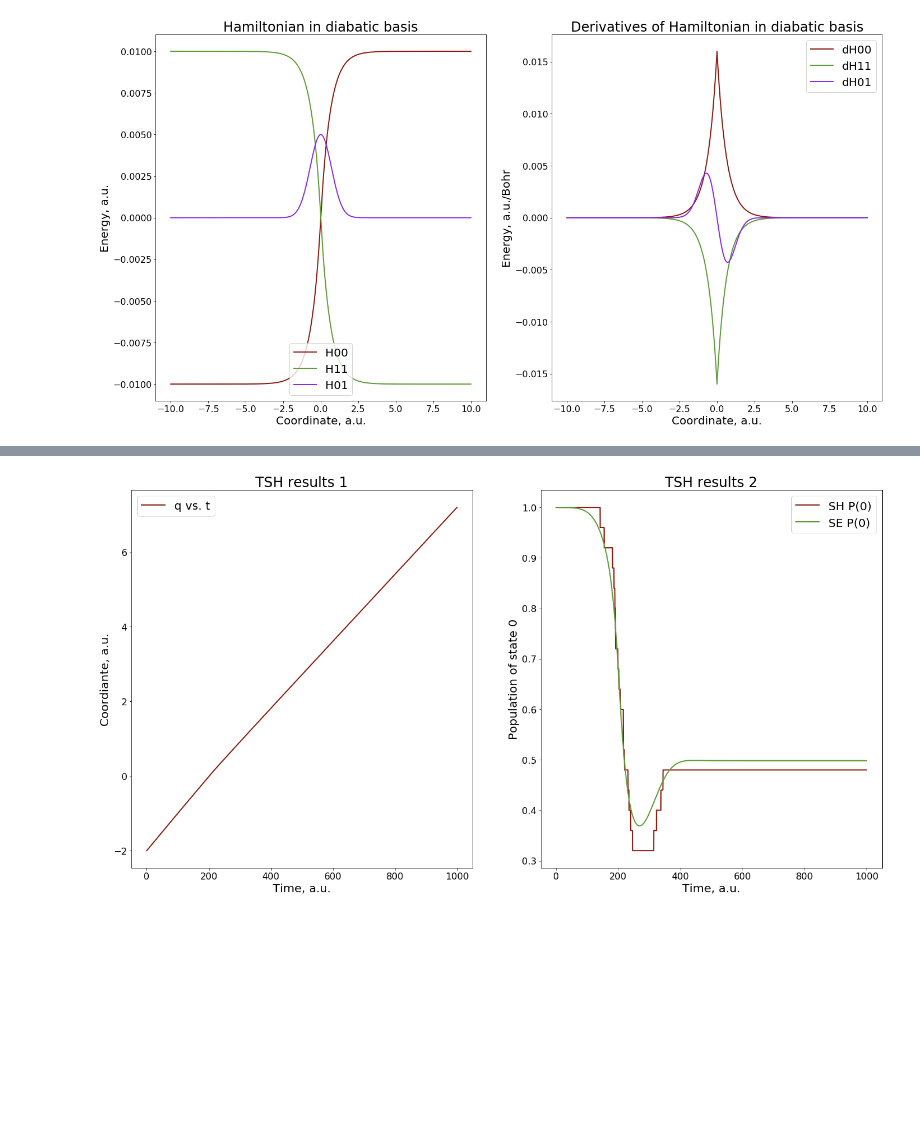
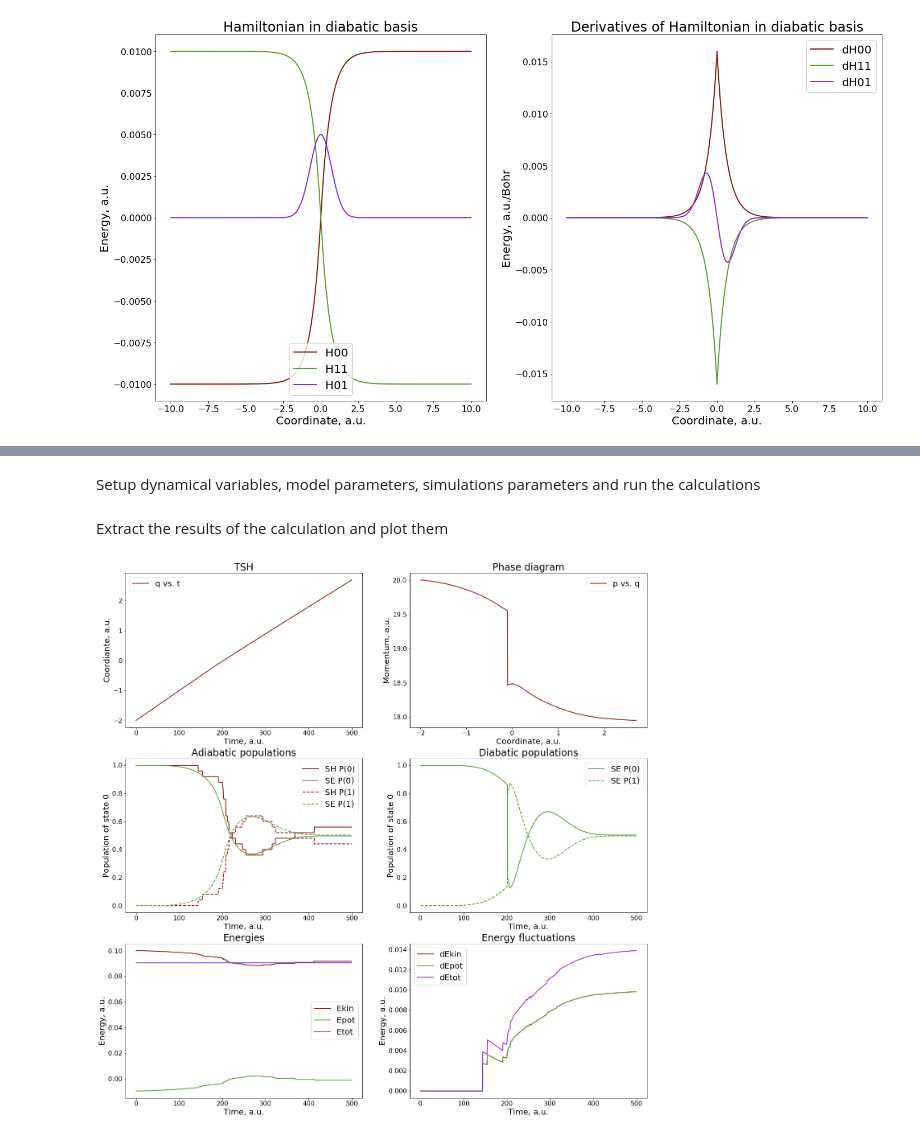
Before and after one commit to Quantum-Dynamics-Hub/libra-code, a Jupyter notebook: notebooks/Example11_models/TSH_Tully.ipynb, the cells around one changed output, grey strips where cells are left out. Cells and saved outputs as stored; diff of their text form; code cells hidden in the pictures; blank space fills up the shorter version.

Commit message:
Doc Challenge Day 61: Finalize the tsh_algo1 recipe for TSH calculations and tested it in the TSH example - updated the Tully example

```diff
--- a/notebooks/Example11_models/TSH_Tully.ipynb
+++ b/notebooks/Example11_models/TSH_Tully.ipynb
@@ -246,3 +131,5 @@ def run_test(_q, _p, _Cdia, _Cadi, _iM, model_params, dyn_params, rnd, states):
+# %% [markdown]
+Setup dynamical variables, model parameters, simulations parameters and run the calculations
 # %%
 # Random numbers generator object
 rnd = Random()
@@ -274,42 +161,92 @@ model_params = { "model":1, "A":0.01, "B":1.6, "C":0.005, "D":1.0  }
 
 # Dynamics (Simulation) parameters
 dyn_params = { "rep":1, "rep_sh":1, "tsh_method":0, "use_boltz_factor":0,
-               "nsteps":2000,
-               "Temperature":300.0, "do_reverse":1, "vel_rescale_opt":0, "dt":0.5 }
+               "nsteps":1000,
+               "Temperature":300.0, "do_reverse":1, "vel_rescale_opt":1, "dt":0.5 }
 
-res = run_test(q, p, Cdia, Cadi, iM, model_params, dyn_params, rnd, states)
+res = tsh_algo1.run_tsh(q, p, iM, Cdia, Cadi, states, model_params, dyn_params, compute_model, rnd)
+# %% [markdown]
+Extract the results of the calculation and plot them
 # %%
 # Format:
-#   0      1      2          3            4             5             6            7          8         9
-# obs_T, obs_q, obs_p, obs_dm_adi00, obs_dm_adi11, obs_dm_dia00, obs_dm_dia11, obs_pop00, obs_pop01, obs_ind
+#   0      1      2       3        4        5           6          7        8            9       10        11            12        13
+#obs_T, obs_q, obs_p, obs_Ekin, obs_Epot, obs_Etot, obs_dEkin, obs_dEpot, obs_dEtot, obs_Cadi, obs_Cdia, obs_dm_adi, obs_dm_dia, obs_pop
+
 obs_T = res[0]
-obs_q = res[1]
-obs_pop00 = res[7]
-obs_dm_adi00 = res[3]
+obs_q = data_conv.unpack1(res[1], 0, 0, 2)
+obs_p = data_conv.unpack1(res[2], 0, 0, 2)
+obs_Ekin = res[3]
+obs_Epot = res[4]
+obs_Etot = res[5]
+obs_dEkin = res[6]
+obs_dEpot = res[7]
+obs_dEtot = res[8]
+obs_dm_adi00 = data_conv.unpack1(res[11], 0, 0, 0)
+obs_dm_adi11 = data_conv.unpack1(res[11], 1, 1, 0)
+obs_dm_dia00 = data_conv.unpack1(res[12], 0, 0, 0)
+obs_dm_dia11 = data_conv.unpack1(res[12], 1, 1, 0)
+obs_pop00 = data_conv.unpack1(res[13], 0, 0, 2)
+obs_pop11 = data_conv.unpack1(res[13], 1, 0, 2)
 
 
-plt.figure(1, figsize=(24, 12)) # dpi=300, frameon=False)
-plt.subplot(1,2,1)
-plt.title('TSH results 1')
+
+plt.figure(1, figsize=(24, 24)) # dpi=300, frameon=False)
+plt.subplot(3,2,1)
+plt.title('TSH')
 plt.xlabel('Time, a.u.')
 plt.ylabel('Coordiante, a.u.')
 plt.plot(obs_T, obs_q, label='q vs. t', linewidth=2, color = colors["11"])
 plt.legend()
 
+plt.subplot(3,2,2)
+plt.title('Phase diagram')
+plt.xlabel('Coordinate, a.u.')
+plt.ylabel('Momentum, a.u.')
+plt.plot(obs_q, obs_p, label='p vs. q', linewidth=2, color = colors["11"])
+plt.legend()
 
-plt.subplot(1,2,2)
-plt.title('TSH results 2')
+
+plt.subplot(3,2,3)
+plt.title('Adiabatic populations')
 plt.xlabel('Time, a.u.')
 plt.ylabel('Population of state 0')
 plt.plot(obs_T, obs_pop00, label='SH P(0)', linewidth=2, color = colors["11"])
 plt.plot(obs_T, obs_dm_adi00, label='SE P(0)', linewidth=2, color = colors["21"])
+plt.plot(obs_T, obs_pop11, "--", label='SH P(1)', linewidth=2, color = colors["11"])
+plt.plot(obs_T, obs_dm_adi11, "--", label='SE P(1)', linewidth=2, color = colors["21"])
+plt.legend()
+
+plt.subplot(3,2,4)
+plt.title('Diabatic populations')
+plt.xlabel('Time, a.u.')
+plt.ylabel('Population of state 0')
+plt.plot(obs_T, obs_dm_dia00, label='SE P(0)', linewidth=2, color = colors["21"])
+plt.plot(obs_T, obs_dm_dia11, "--", label='SE P(1)', linewidth=2, color = colors["21"])
+plt.legend()
+
+plt.subplot(3,2,5)
+plt.title('Energies')
+plt.xlabel('Time, a.u.')
+plt.ylabel('Energy, a.u.')
+plt.plot(obs_T, obs_Ekin, label='Ekin', linewidth=2, color = colors["11"])
+plt.plot(obs_T, obs_Epot, label='Epot', linewidth=2, color = colors["21"])
+plt.plot(obs_T, obs_Etot, label='Etot', linewidth=2, color = colors["31"])
+plt.legend()
+
+plt.subplot(3,2,6)
+plt.title('Energy fluctuations')
+plt.xlabel('Time, a.u.')
+plt.ylabel('Energy, a.u.')
+plt.plot(obs_T, obs_dEkin, label='dEkin', linewidth=2, color = colors["11"])
+plt.plot(obs_T, obs_dEpot, label='dEpot', linewidth=2, color = colors["21"])
+plt.plot(obs_T, obs_dEtot, label='dEtot', linewidth=2, color = colors["31"])
 plt.legend()
 
 
 plt.show()
 plt.close()
 # %% [output]
-[figure, old version]
+[figure, new version]
 # %%
 def run_scan(p0):
     # Dimensionality and dynamical variables
```
Also changed, not shown: parts of 5 cells of this notebook, 2 other files.
